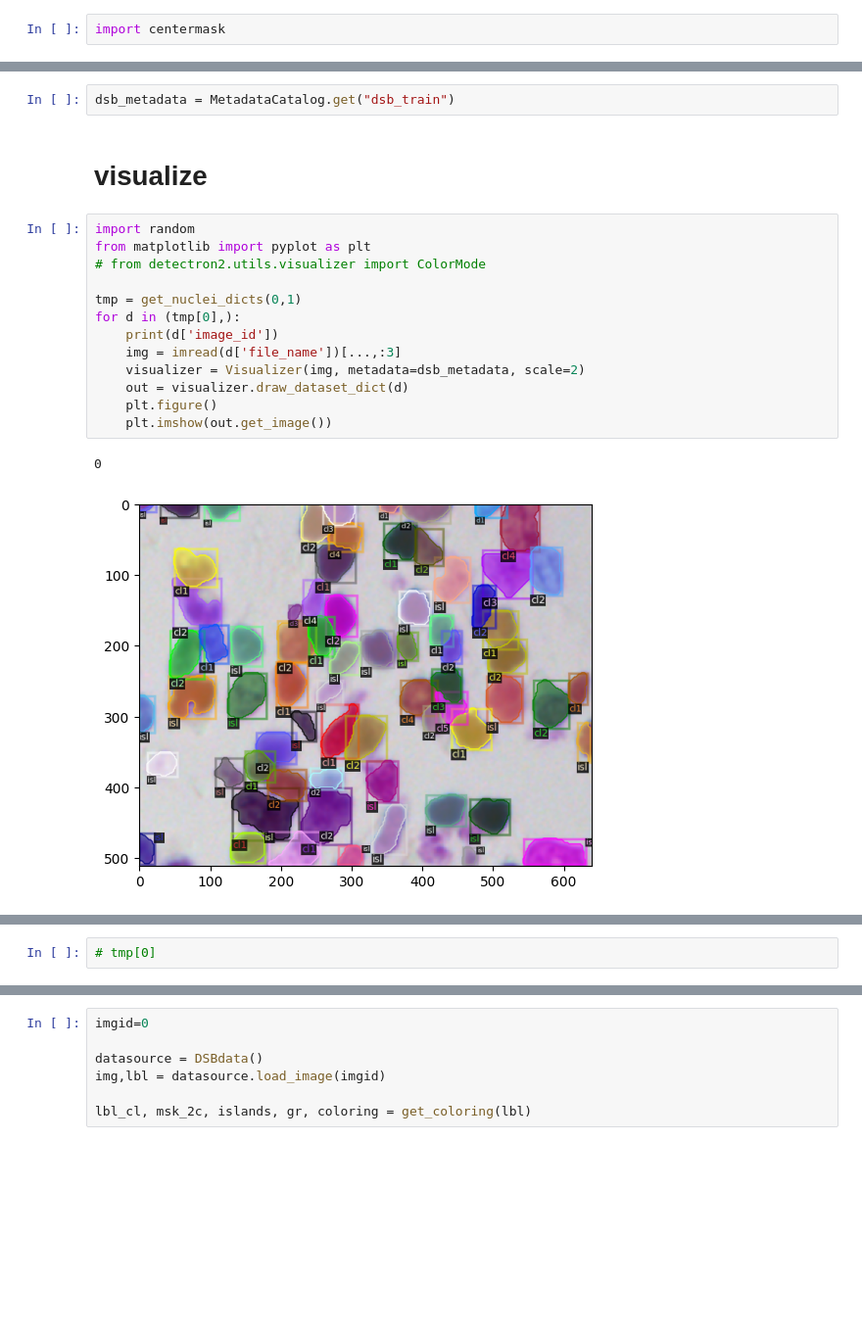
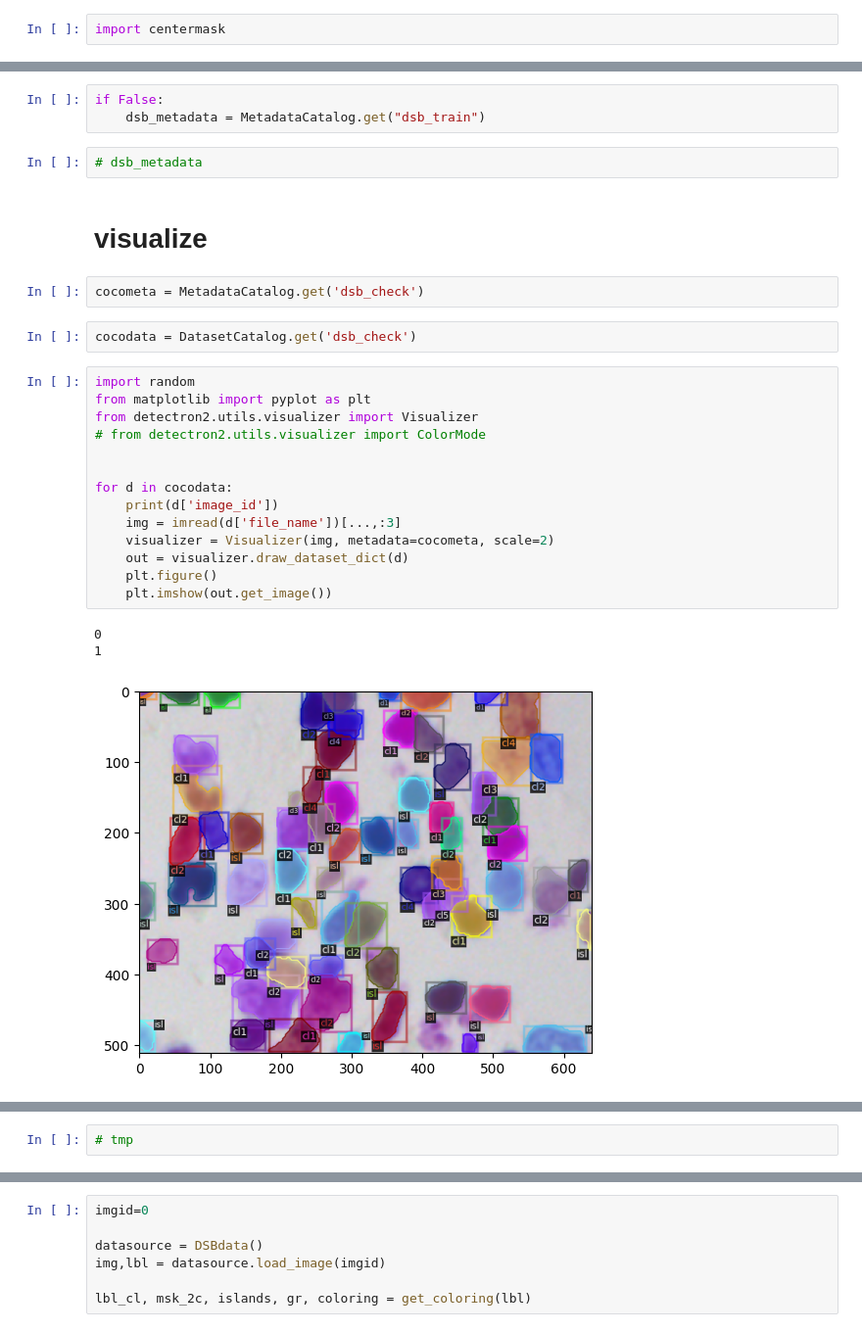
Before and after one commit to HTIC-Medical-Imaging/hbp_centermask_src, a Jupyter notebook: detectron.ipynb, the cells around one changed output, grey strips where cells are left out. Shown at 98% size. Saved outputs shown, nothing was run; the diff lists cells and outputs as text; blank space fills up the shorter version.

Commit message:
implemented and test for coco json creation and visualization

```diff
--- a/detectron.ipynb
+++ b/detectron.ipynb
@@ -89,20 +99,29 @@ namespace(name='dsb_train',
 # %%
-dsb_metadata = MetadataCatalog.get("dsb_train")
+if False:
+    dsb_metadata = MetadataCatalog.get("dsb_train")
+# %%
+# dsb_metadata
 # %% [markdown]
 # visualize
+# %%
+cocometa = MetadataCatalog.get('dsb_check')
+# %%
+cocodata = DatasetCatalog.get('dsb_check')
 # %%
 import random
 from matplotlib import pyplot as plt
+from detectron2.utils.visualizer import Visualizer
 # from detectron2.utils.visualizer import ColorMode
 
-tmp = get_nuclei_dicts(0,1)
-for d in (tmp[0],):
+
+for d in cocodata:
     print(d['image_id'])
     img = imread(d['file_name'])[...,:3]
-    visualizer = Visualizer(img, metadata=dsb_metadata, scale=2)
+    visualizer = Visualizer(img, metadata=cocometa, scale=2)
     out = visualizer.draw_dataset_dict(d)
     plt.figure()
     plt.imshow(out.get_image())
 # %% [output]
 0
+1
-[figure, old version]
+[figure, new version]
@@ -109,2 +129,2 @@ for d in (tmp[0],):
 # %%
-# tmp[0]
+# tmp
```
Also changed, not shown: parts of 13 cells of this notebook, 2 other files.
